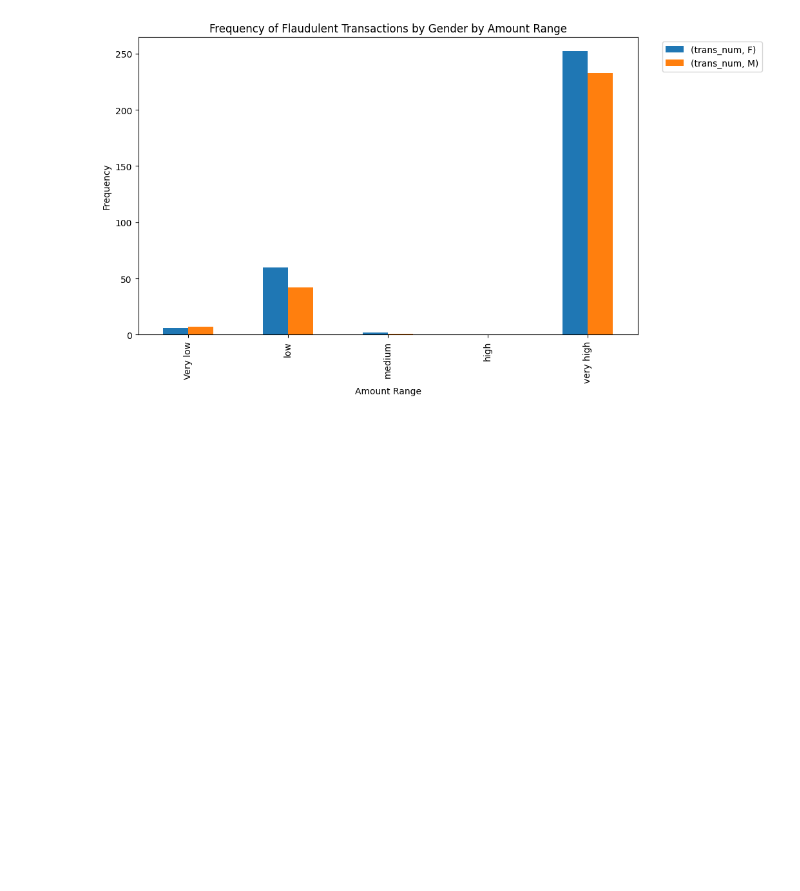
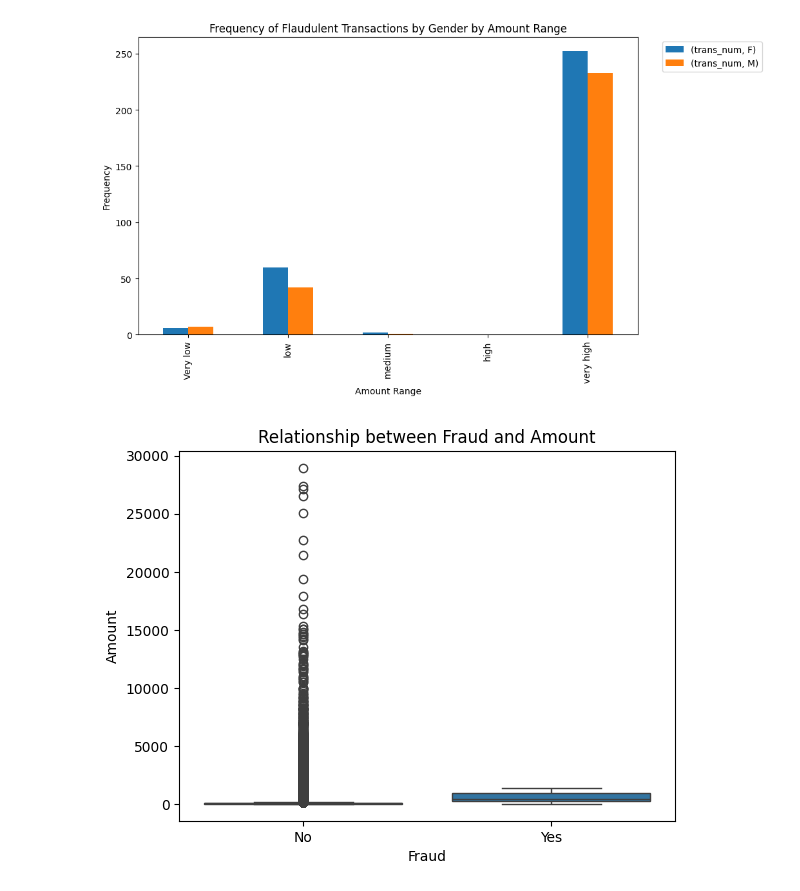
Before and after one commit to tctamedie/EventManagement, a Jupyter notebook: FraudDetectionCode.ipynb, the cells around one changed output. Cells and saved outputs as stored; diff of their text form; code cells hidden in the pictures; blank space fills up the shorter version.

```diff
--- a/FraudDetectionCode.ipynb
+++ b/FraudDetectionCode.ipynb
@@ -191,3 +192,11 @@ pivot_df = pivotToBarChart(data=dangerous_city_data,indexBy=['amount_range'],
                            title='Frequency of Flaudulent Transactions by Gender by Amount Range')
 # %% [output]
 [figure]
+# %%
+sns.boxplot(x='fraudulent', y='amt', data=data)
+plt.title('Relationship between Fraud and Amount')
+plt.xlabel('Fraud')
+plt.ylabel('Amount')
+plt.show()
+# %% [output]
+[figure, added]
```
Also changed, not shown: parts of 6 cells of this notebook.
